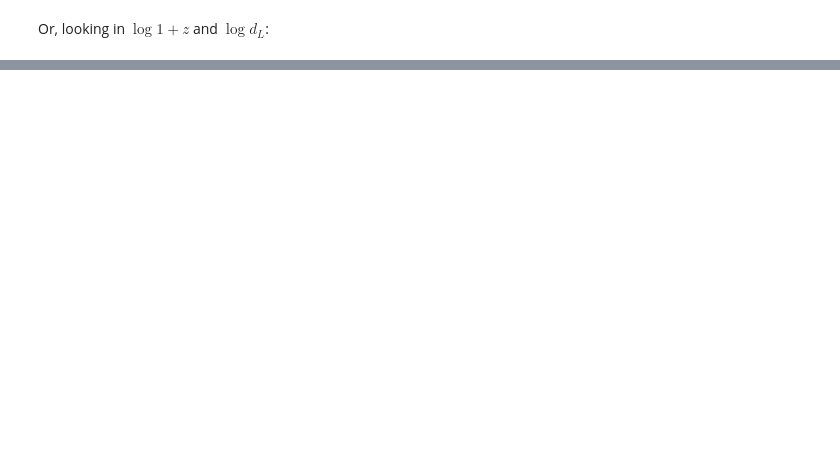
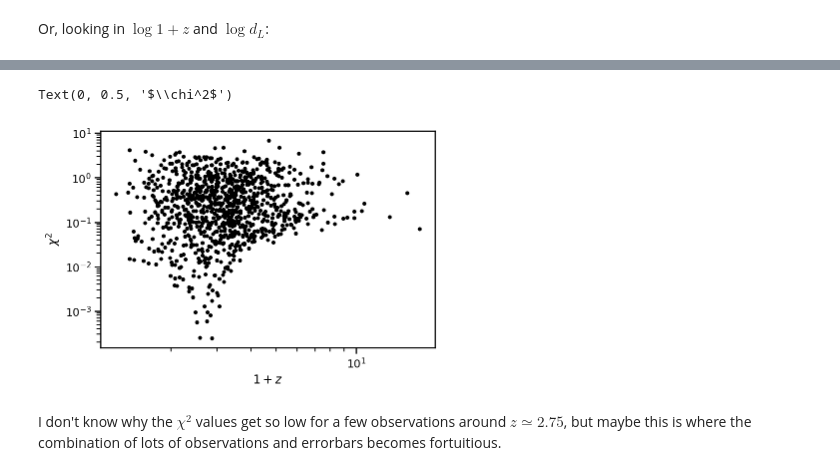
Before and after one commit to farr/PymcCosmology, a Jupyter notebook: notebooks/examples.ipynb, the cells around one changed output, grey strips where cells are left out. Saved outputs shown, nothing was run; the diff lists cells and outputs as text; code cells hidden in the pictures; blank space fills up the shorter version.

```diff
--- a/notebooks/examples.ipynb
+++ b/notebooks/examples.ipynb
@@ -280,0 +279,11 @@ Text(0, 0.5, '$\\ln d_L / \\mathrm{Gpc}$')
+# %%
+plot(1 + z.mean(dim=dim), 0.5*(np.square((z.mean(dim=dim).values-zo)/sigma_z) + np.square((d.mean(dim=dim).values-do)/sigma_d)), '.k')
+xscale('log')
+yscale('log')
+xlabel(r'$1 + z$')
+ylabel(r'$\chi^2$')
+# %% [output]
+Text(0, 0.5, '$\\chi^2$')
+[figure, added]
+# %% [markdown]
+I don't know why the $\chi^2$ values get so low for a few observations around $z \simeq 2.75$, but maybe this is where the combination of lots of observations and errorbars becomes fortuitious.
```
Also changed, not shown: parts of 12 cells of this notebook.
